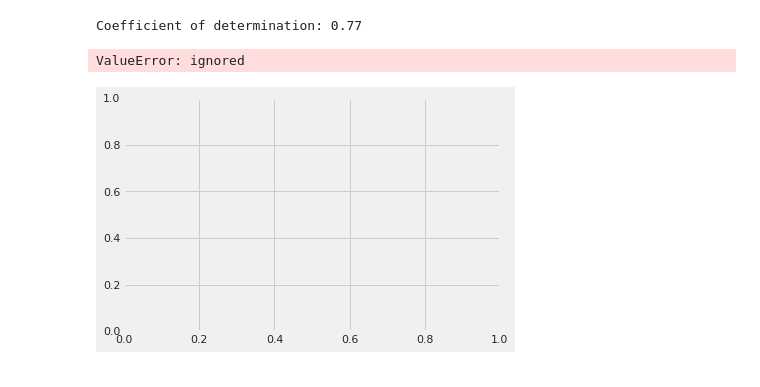
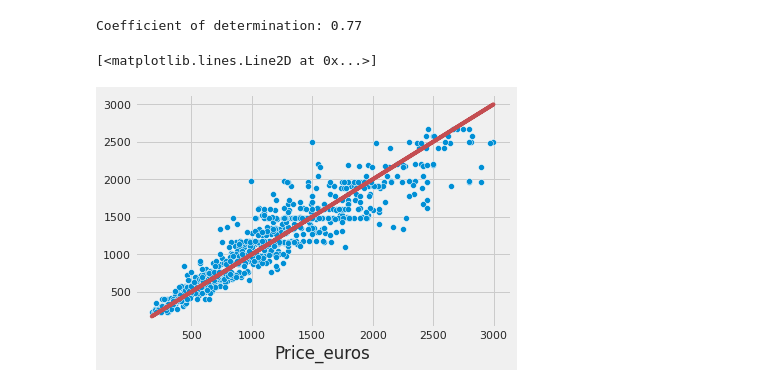
Before and after one commit to DanielKorenDataScience/RegressionProject, a Jupyter notebook: Regression Project.ipynb, the cells around one changed output. Saved outputs shown, nothing was run; the diff lists cells and outputs as text; code cells hidden in the pictures.

```diff
--- a/Regression Project.ipynb
+++ b/Regression Project.ipynb
@@ -627,15 +612,9 @@ print('Coefficient of determination: %.2f'
       % r2_score(y_test, y_pred))
 # %% [output]
 Coefficient of determination: 0.77
-# %%
-# Plot outputs
-plt.scatter(X_test, y_test,  color='black')
-#plt.plot(X_test, y_pred, color='blue', linewidth=3)
-
-#plt.xticks(())
-#plt.yticks(())
-
-#plt.show()
-# %% [output]
-ValueError: ignored
-[figure, removed]
+# %%
+ax = sns.scatterplot(x=y_train, y=y_train_pred)
+ax.plot(y_train, y_train, 'r')
+# %% [output]
+[<matplotlib.lines.Line2D at 0x...>]
+[figure, added]
```
Also changed, not shown: parts of 5 cells of this notebook.
